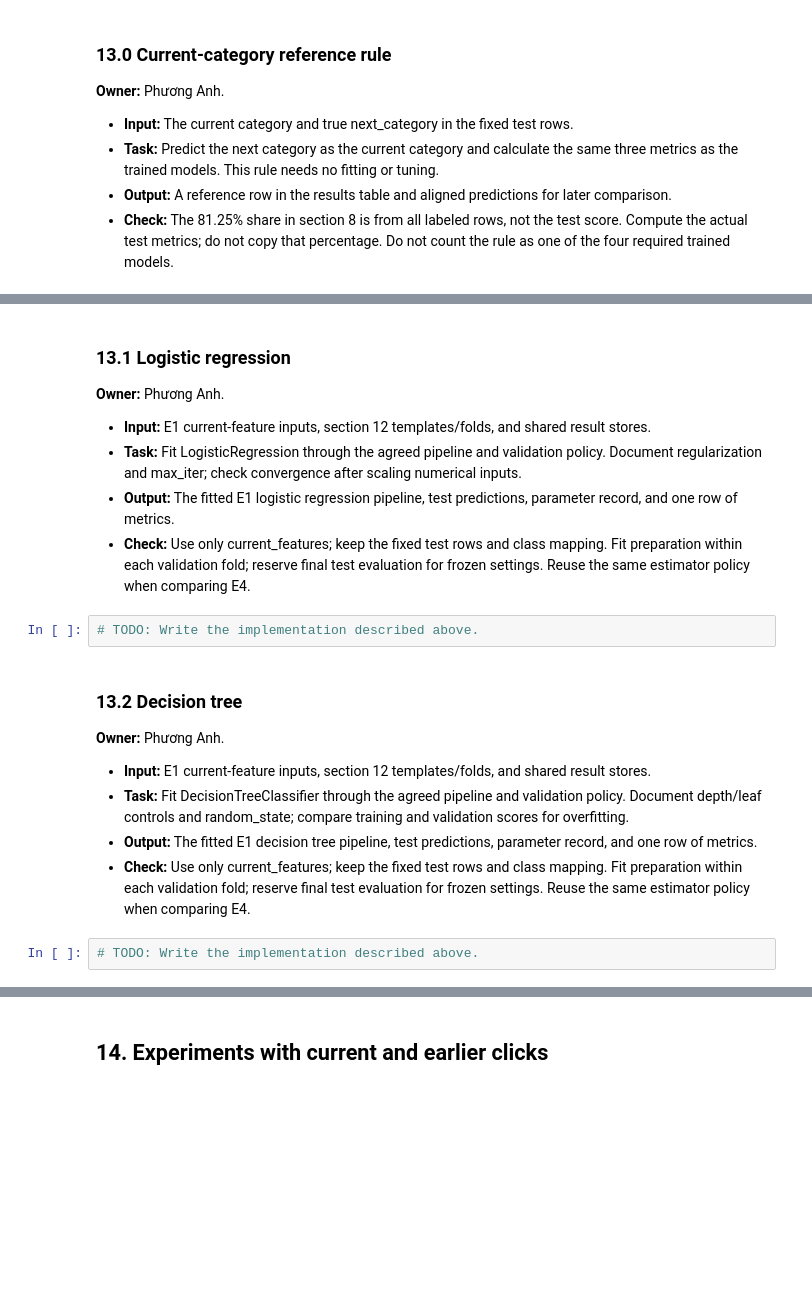
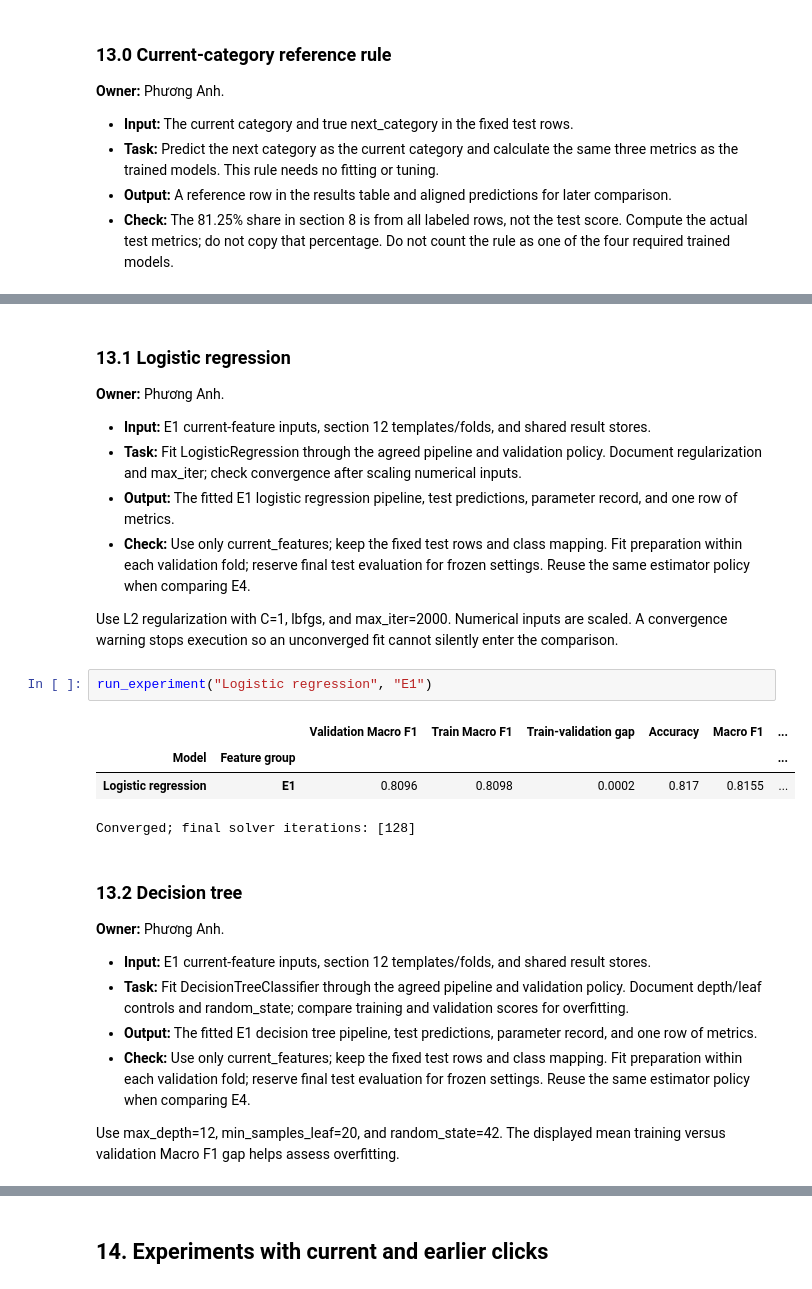
Before and after one commit to nghonganh016/eshop-clothing-next-category, a Jupyter notebook: Group01_EShopClothing.ipynb, the cells around one changed output, grey strips where cells are left out. Drawn from its saved outputs; the diff is of its cells as text; blank space fills up the shorter version.

```diff
--- a/Group01_EShopClothing.ipynb
+++ b/Group01_EShopClothing.ipynb
@@ -1021,8 +1270,15 @@ Test data saved (rows, columns): (28957, 26)
 - **Task:** Fit LogisticRegression through the agreed pipeline and validation policy. Document regularization and max_iter; check convergence after scaling numerical inputs.
 - **Output:** The fitted E1 logistic regression pipeline, test predictions, parameter record, and one row of metrics.
 - **Check:** Use only current_features; keep the fixed test rows and class mapping. Fit preparation within each validation fold; reserve final test evaluation for frozen settings. Reuse the same estimator policy when comparing E4.
+
+Use L2 regularization with C=1, lbfgs, and max_iter=2000. Numerical inputs are scaled. A convergence warning stops execution so an unconverged fit cannot silently enter the comparison.
-# %%
-# TODO: Write the implementation described above.
+# %%
+run_experiment("Logistic regression", "E1")
+# %% [output]
+|  |  | Validation Macro F1 | Train Macro F1 | Train-validation gap | Accuracy | Macro F1 | ... |
+| Model | Feature group |  |  |  |  |  | ... |
+| Logistic regression | E1 | 0.8096 | 0.8098 | 0.0002 | 0.817 | 0.8155 | ... |
+Converged; final solver iterations: [128]
 # %% [markdown]
 ### 13.2 Decision tree
 
@@ -1032,5 +1288,5 @@ Test data saved (rows, columns): (28957, 26)
 - **Task:** Fit DecisionTreeClassifier through the agreed pipeline and validation policy. Document depth/leaf controls and random_state; compare training and validation scores for overfitting.
 - **Output:** The fitted E1 decision tree pipeline, test predictions, parameter record, and one row of metrics.
 - **Check:** Use only current_features; keep the fixed test rows and class mapping. Fit preparation within each validation fold; reserve final test evaluation for frozen settings. Reuse the same estimator policy when comparing E4.
+
+Use max_depth=12, min_samples_leaf=20, and random_state=42. The displayed mean training versus validation Macro F1 gap helps assess overfitting.
-# %%
-# TODO: Write the implementation described above.
```
Also changed, not shown: parts of 39 cells of this notebook.
